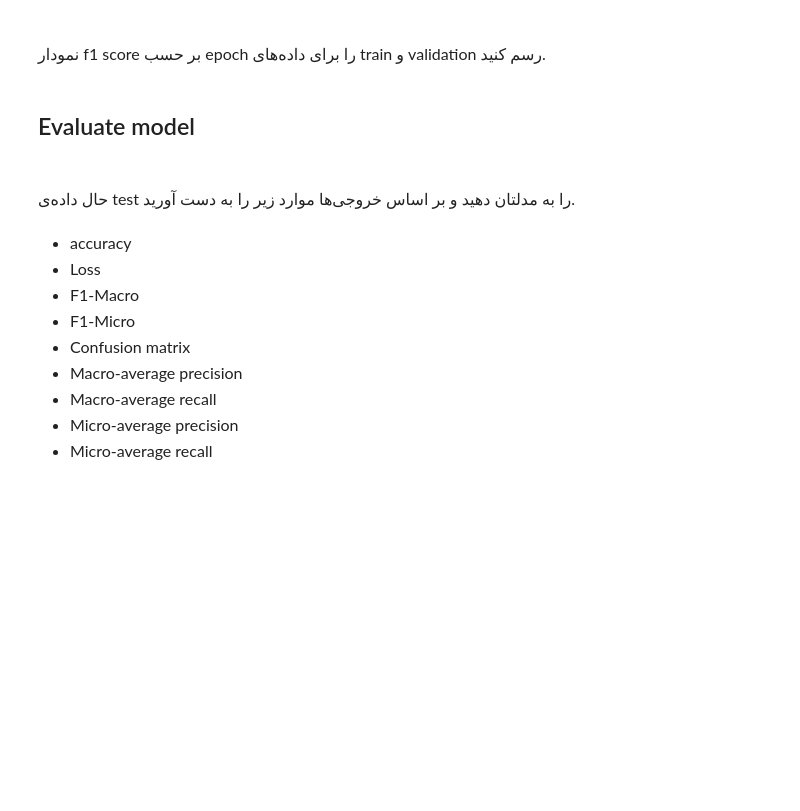
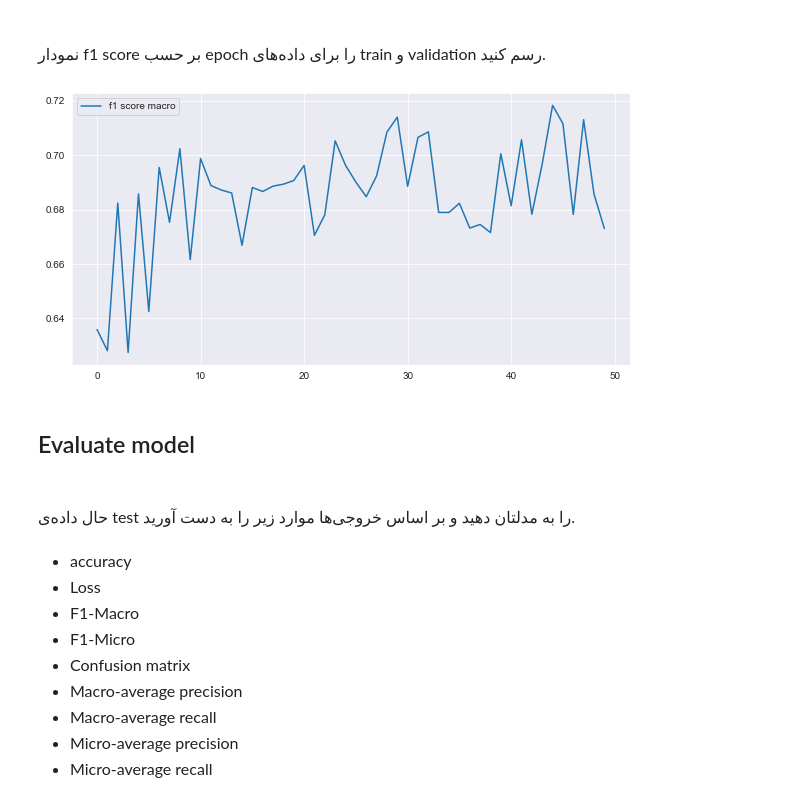
Before and after one commit to ahmadsalimi/information-retrieval, a Jupyter notebook: ir-phase-2.ipynb, the cells around one changed output. Drawn from its saved outputs; the diff is of its cells as text; code cells hidden in the pictures; blank space fills up the shorter version.

```diff
--- a/ir-phase-2.ipynb
+++ b/ir-phase-2.ipynb
@@ -846,6 +1092,13 @@ for epoch in range(num_epochs):
 </div>
 # %%
 # todo: plot the f1 score by epoch
+
+plt.figure(figsize=(10, 5))
+plt.plot(f1_macro_scores, label='f1 score macro')
+plt.legend()
+plt.show()
+# %% [output]
+[figure, added]
 # %% [markdown]
 ## Evaluate model
 # %% [markdown]
```
Also changed, not shown: parts of 35 cells of this notebook, 1 other file.
